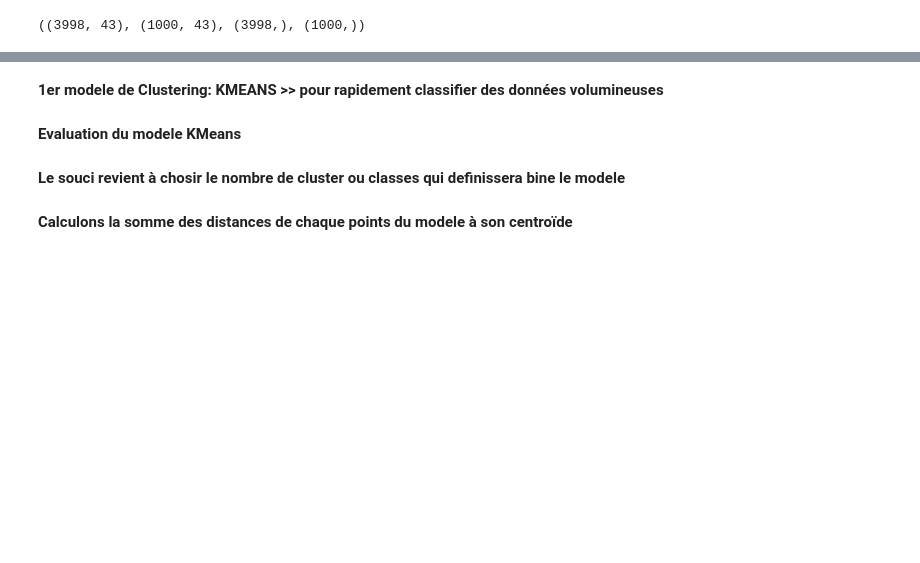
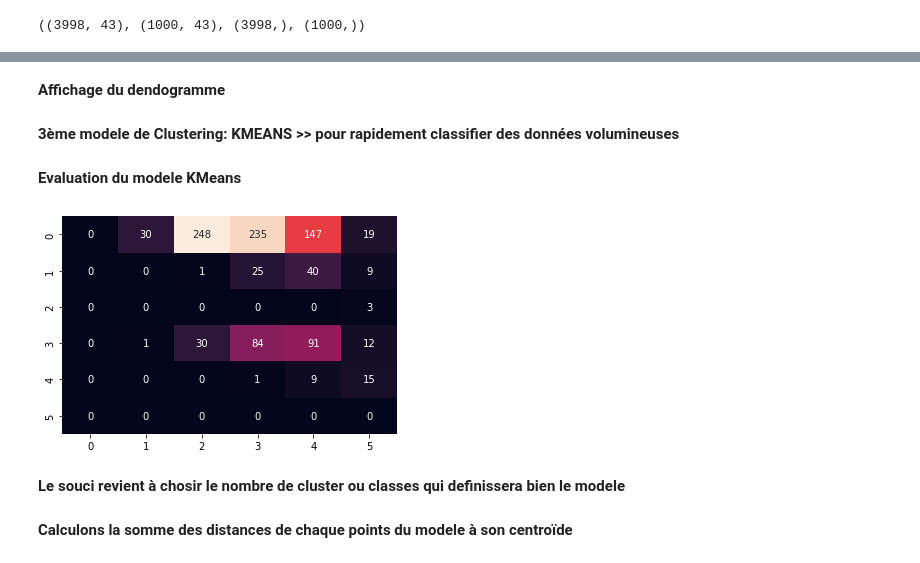
Before and after one commit to adjanorpro18/IA-Modelisation, a Jupyter notebook: Projets/Projet P4 - Révisions ML du preprocessing au template/Projet P4 - revisions ML.ipynb, the cells around one changed output, grey strips where cells are left out. Drawn from its saved outputs; the diff is of its cells as text; code cells hidden in the pictures; blank space fills up the shorter version.

```diff
--- a/Projets/Projet P4 - Révisions ML du preprocessing au template/Projet P4 - revisions ML.ipynb
+++ b/Projets/Projet P4 - Révisions ML du preprocessing au template/Projet P4 - revisions ML.ipynb
@@ -1045,2 +1054,4 @@ X_train.shape, X_test.shape, y_train.shape, y_test.shape
+# %% [markdown]
+**Affichage du dendogramme**
 # %% [markdown]
-**1er modele de Clustering: KMEANS >> pour rapidement classifier des données volumineuses**
+**3ème modele de Clustering: KMEANS >> pour rapidement classifier des données volumineuses**
@@ -1053,11 +1071,13 @@ y_pred_km = km.predict(X_test)
 **Evaluation du modele KMeans**
 # %%
 # matrice de confusion
-from sklearn.metrics import confusion_matrix, classification_report
+from sklearn.metrics import confusion_matrix
 import seaborn as sns
-sns.heatmap(confusion_matrix(y_pred_km,y_test, labels=km.labels_), annot=True,  fmt='d', cbar=False);
+sns.heatmap(confusion_matrix(y_pred_km,y_test), annot=True,  fmt='d', cbar=False);
+# %% [output]
+[figure, added]
 # %% [markdown]
-**Le souci revient à chosir le nombre de cluster ou classes qui definissera bine le modele**
+**Le souci revient à chosir le nombre de cluster ou classes qui definissera bien le modele**
 # %% [markdown]
 **Calculons la somme des distances de chaque points du modele à son centroïde**
 # %%
```
Also changed, not shown: parts of 26 cells of this notebook.
